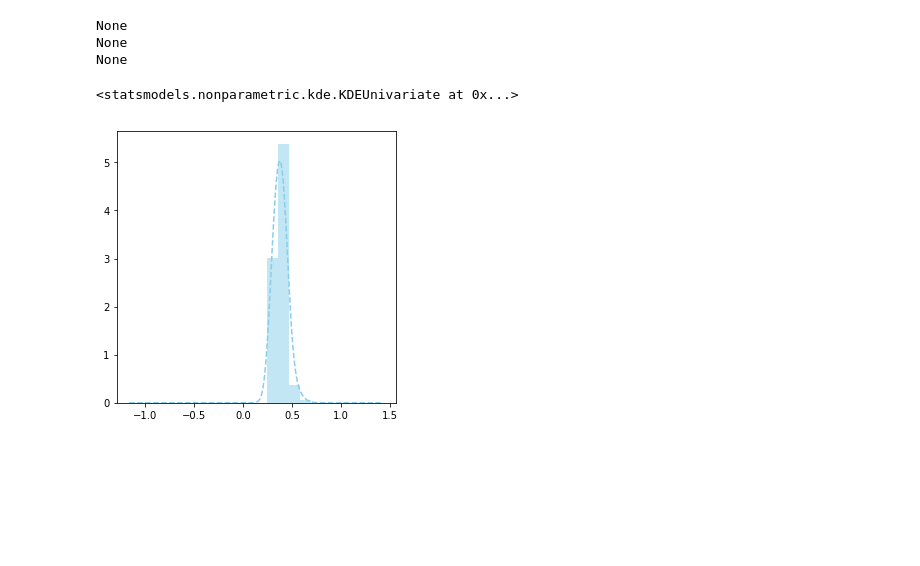
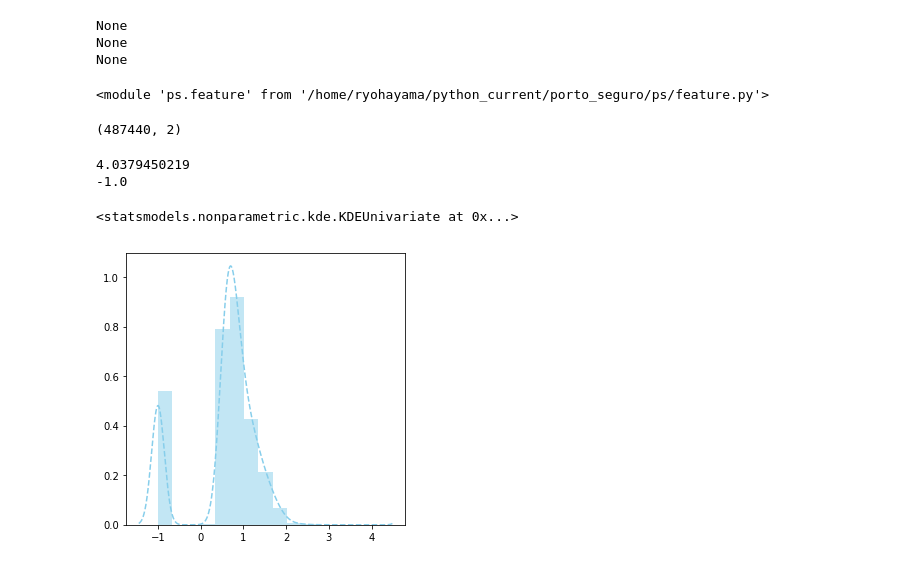
Before and after one commit to TangoJP/porto_seguro, a Jupyter notebook: testing_refactoring1.ipynb, the cells around one changed output. Cells and saved outputs as stored; diff of their text form; code cells hidden in the pictures; blank space fills up the shorter version.

```diff
--- a/testing_refactoring1.ipynb
+++ b/testing_refactoring1.ipynb
@@ -20,7 +21,7 @@ train.head()
 # %%
 vec1 = train.ps_ind_02_cat
 vec2 = train.ps_ind_04_cat
-vec3 = train.ps_car_12
+vec3 = train.ps_reg_03
 target = train.target
 # %%
 reload(pf)
@@ -153,3 +199,7 @@ print(f2.conditional_probas)
 None
 None
 None
+# %%
+reload(pf)
+# %% [output]
+<module 'ps.feature' from '/home/ryohayama/python_current/porto_seguro/ps/feature.py'>
@@ -156,7 +208,17 @@ None
+# %%
+d1.shape
+# %% [output]
+(487440, 2)
 # %%
 f3 = pf.OrdinalFeature(vec3)
+# %%
+print(f3.max_value)
+print(f3.min_value)
+# %% [output]
+4.0379450219
+-1.0
 # %%
-f3.estimateKD(bw=0.055, hist_bins=20)
+f3.statsmodelsKDE(bw=0.15, hist_bins=15)
 # %% [output]
 <statsmodels.nonparametric.kde.KDEUnivariate at 0x...>
-[figure, old version]
+[figure, new version]
```
Also changed, not shown: parts of 15 cells of this notebook, 17 other files.
